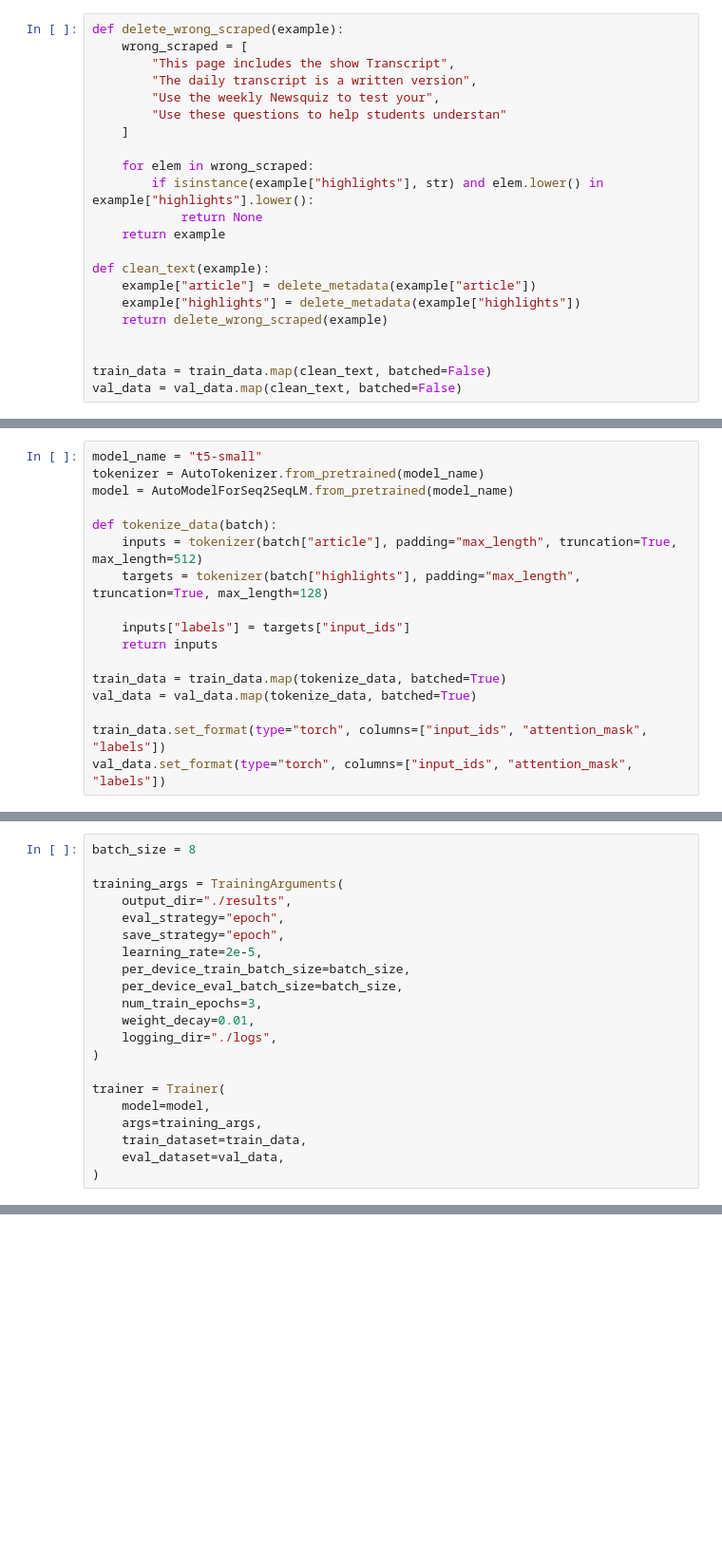
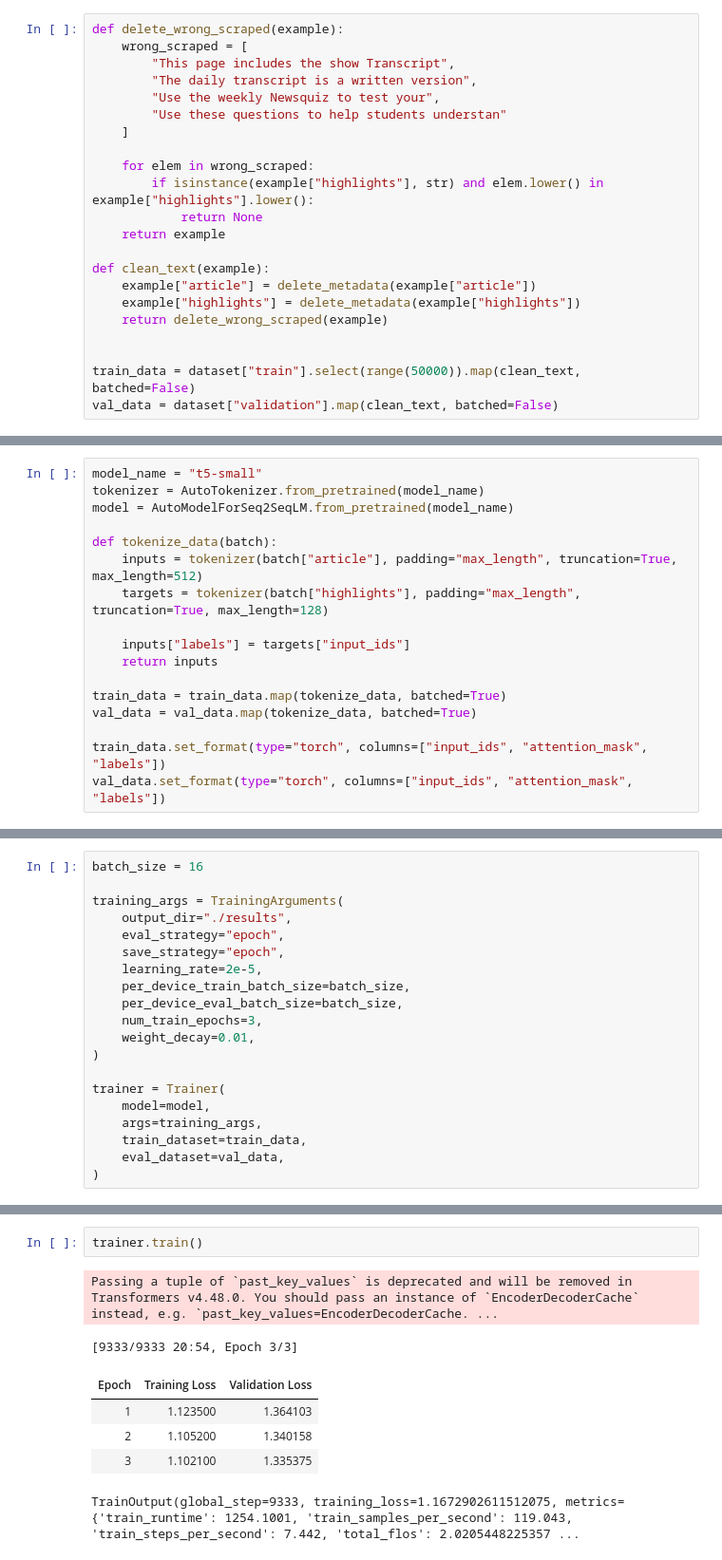
Before and after one commit to andrii-zapukhlyi/news_summarization, a Jupyter notebook: news_summarization.ipynb, the cells around one changed output, grey strips where cells are left out. Shown at 95% size. Drawn from its saved outputs; the diff is of its cells as text; blank space fills up the shorter version.

```diff
--- a/news_summarization.ipynb
+++ b/news_summarization.ipynb
@@ -588,5 +593,5 @@ def clean_text(example):
     return delete_wrong_scraped(example)
 
 
-train_data = train_data.map(clean_text, batched=False)
-val_data = val_data.map(clean_text, batched=False)
+train_data = dataset["train"].select(range(50000)).map(clean_text, batched=False)
+val_data = dataset["validation"].map(clean_text, batched=False)
@@ -610,5 +621,5 @@ val_data.set_format(type="torch", columns=["input_ids", "attention_mask", "label
 # %%
-batch_size = 8
+batch_size = 16
 
 training_args = TrainingArguments(
     output_dir="./results",
@@ -619,7 +630,6 @@ training_args = TrainingArguments(
     per_device_eval_batch_size=batch_size,
     num_train_epochs=3,
     weight_decay=0.01,
-    logging_dir="./logs",
 )
 
 trainer = Trainer(
@@ -630,0 +643,10 @@ trainer = Trainer(
+# %%
+trainer.train()
+# %% [output]
+Passing a tuple of `past_key_values` is deprecated and will be removed in Transformers v4.48.0. You should pass an instance of `EncoderDecoderCache` instead, e.g. `past_key_values=EncoderDecoderCache. ...
+[9333/9333 20:54, Epoch 3/3]
+| Epoch | Training Loss | Validation Loss |
+| 1 | 1.123500 | 1.364103 |
+| 2 | 1.105200 | 1.340158 |
+| 3 | 1.102100 | 1.335375 |
+TrainOutput(global_step=9333, training_loss=1.1672902611512075, metrics={'train_runtime': 1254.1001, 'train_samples_per_second': 119.043, 'train_steps_per_second': 7.442, 'total_flos': 2.0205448225357 ...
```
Also changed, not shown: parts of 39 cells of this notebook, 1 other file.
